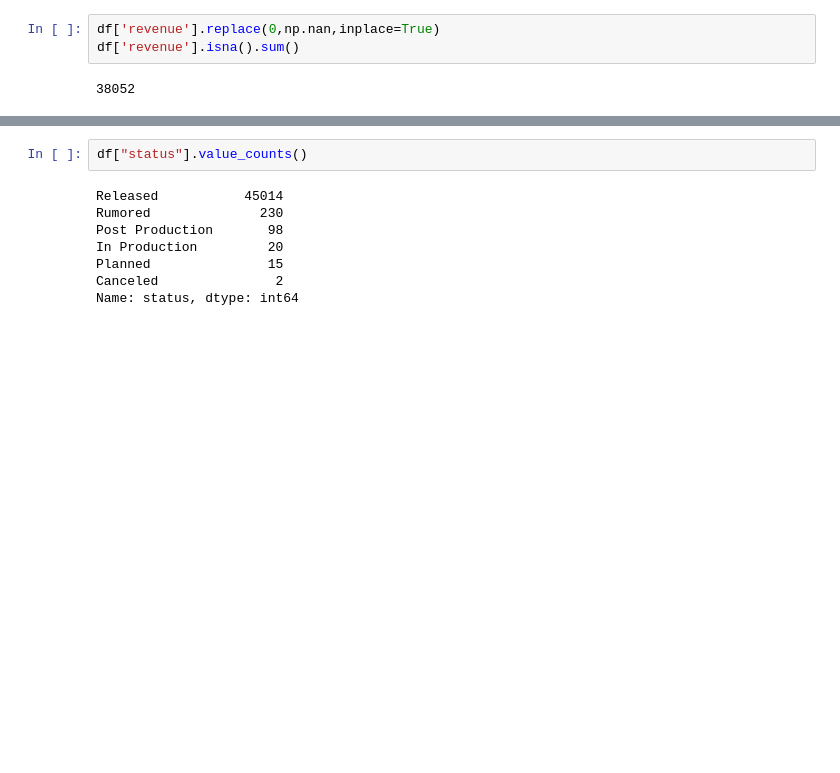
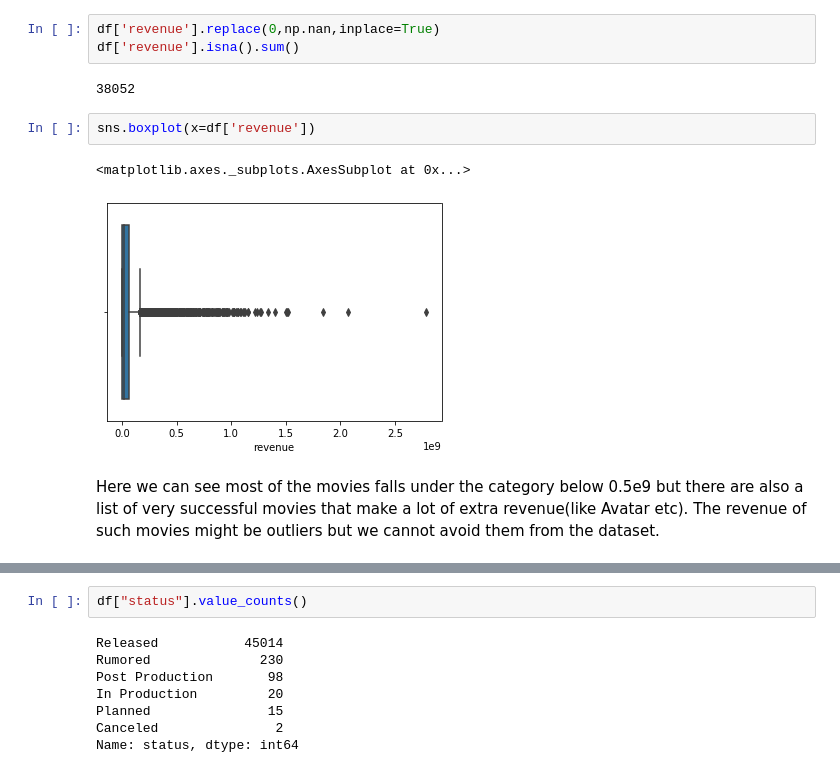
Before and after one commit to tanyasheryl/Movie-Recommendation, a Jupyter notebook: data_preprocessing.ipynb, the cells around one changed output, grey strips where cells are left out. Drawn from its saved outputs; the diff is of its cells as text; blank space fills up the shorter version.

```diff
--- a/data_preprocessing.ipynb
+++ b/data_preprocessing.ipynb
@@ -332,6 +331,13 @@ df['revenue'].replace(0,np.nan,inplace=True)
 df['revenue'].isna().sum()
 # %% [output]
 38052
+# %%
+sns.boxplot(x=df['revenue'])
+# %% [output]
+<matplotlib.axes._subplots.AxesSubplot at 0x...>
+[figure, added]
+# %% [markdown]
+Here we can see most of the movies falls under the category below 0.5e9 but there are also a list of very successful movies that make a lot of extra revenue(like Avatar etc). The revenue of such movies might be outliers but we cannot avoid them from the dataset.
 # %%
 df['spoken_languages'] = df['spoken_languages'].fillna('[]').apply(literal_eval).apply(lambda x: [i['name'] for i in x] if isinstance(x, list) else [])
 df['spoken_languages'].explode().value_counts().head(20)
```
Also changed, not shown: parts of 15 cells of this notebook, 2 other files.
